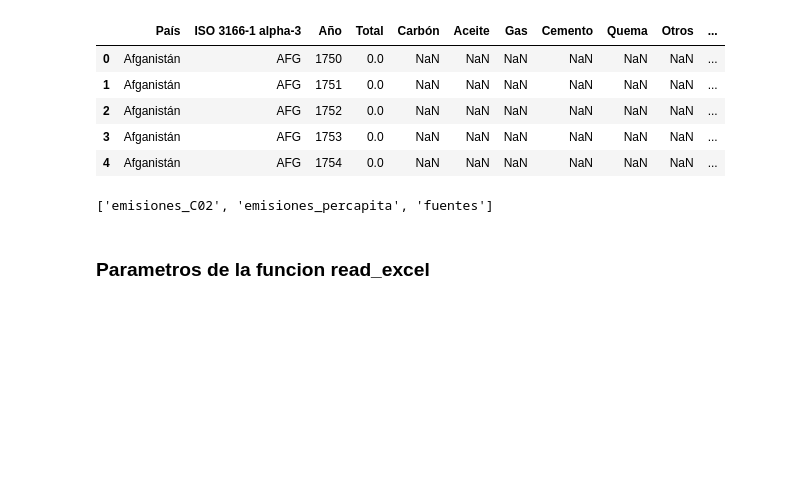
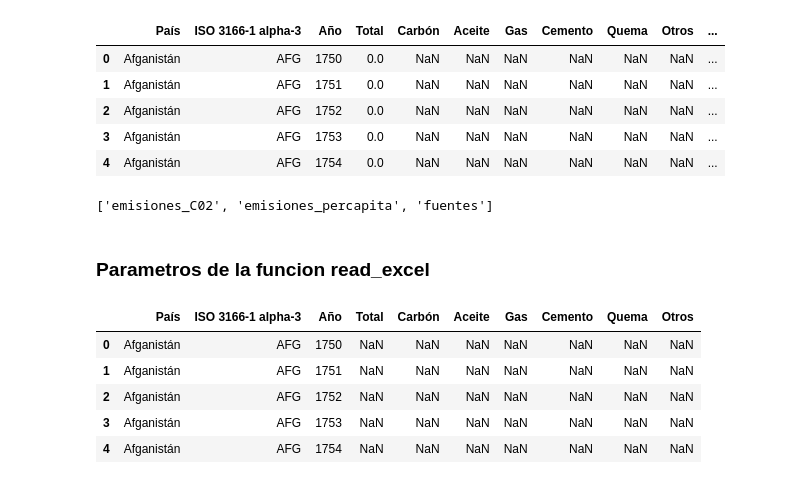
Before and after one commit to MyAppsTest/Pandas-Entrada-y-salida, a Jupyter notebook: Pandas_E_S.ipynb, the cells around one changed output. Saved outputs shown, nothing was run; the diff lists cells and outputs as text; code cells hidden in the pictures; blank space fills up the shorter version.

```diff
--- a/Pandas_E_S.ipynb
+++ b/Pandas_E_S.ipynb
@@ -186,0 +185,11 @@ pd.ExcelFile(archivo).sheet_names
+# %%
+percapita = pd.read_excel(archivo, sheet_name=1)
+# %%
+percapita.head(5)
+# %% [output]
+|  | País | ISO 3166-1 alpha-3 | Año | Total | Carbón | Aceite | Gas | Cemento | Quema | Otros |
+| 0 | Afganistán | AFG | 1750 | NaN | NaN | NaN | NaN | NaN | NaN | NaN |
+| 1 | Afganistán | AFG | 1751 | NaN | NaN | NaN | NaN | NaN | NaN | NaN |
+| 2 | Afganistán | AFG | 1752 | NaN | NaN | NaN | NaN | NaN | NaN | NaN |
+| 3 | Afganistán | AFG | 1753 | NaN | NaN | NaN | NaN | NaN | NaN | NaN |
+| 4 | Afganistán | AFG | 1754 | NaN | NaN | NaN | NaN | NaN | NaN | NaN |
```
Also changed, not shown: parts of 17 cells of this notebook.
